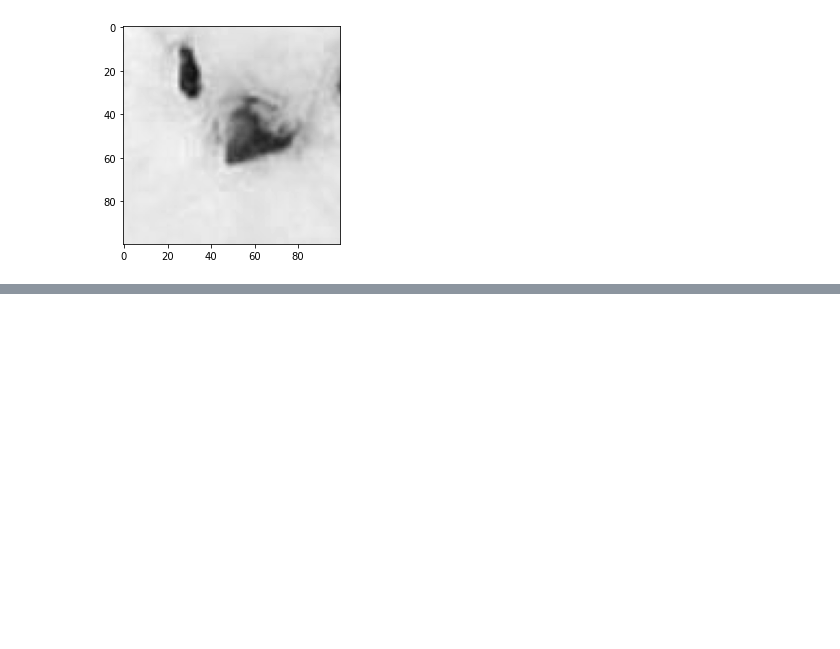
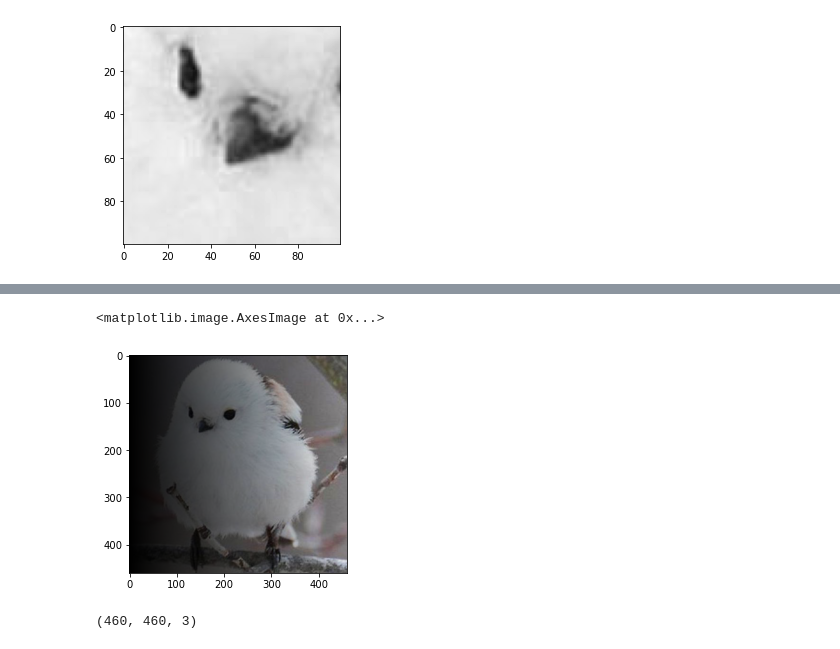
Before and after one commit to Heegu-han/AI, a Jupyter notebook: day_10/day_10.ipynb, the cells around one changed output, grey strips where cells are left out. Saved outputs shown, nothing was run; the diff lists cells and outputs as text; code cells hidden in the pictures; blank space fills up the shorter version.

```diff
--- a/day_10/day_10.ipynb
+++ b/day_10/day_10.ipynb
@@ -20,0 +110,10 @@ plt.imshow(data[100:200,100:200,2],cmap='gray',vmin=0,vmax=255)
+# %%
+plt.imshow(data*(x.reshape(460,1)))
+# %% [output]
+<matplotlib.image.AxesImage at 0x...>
+[figure, added]
+# %%
+img=data[::,::]
+img.shape
+# %% [output]
+(460, 460, 3)
```
Also changed, not shown: parts of 20 cells of this notebook.
